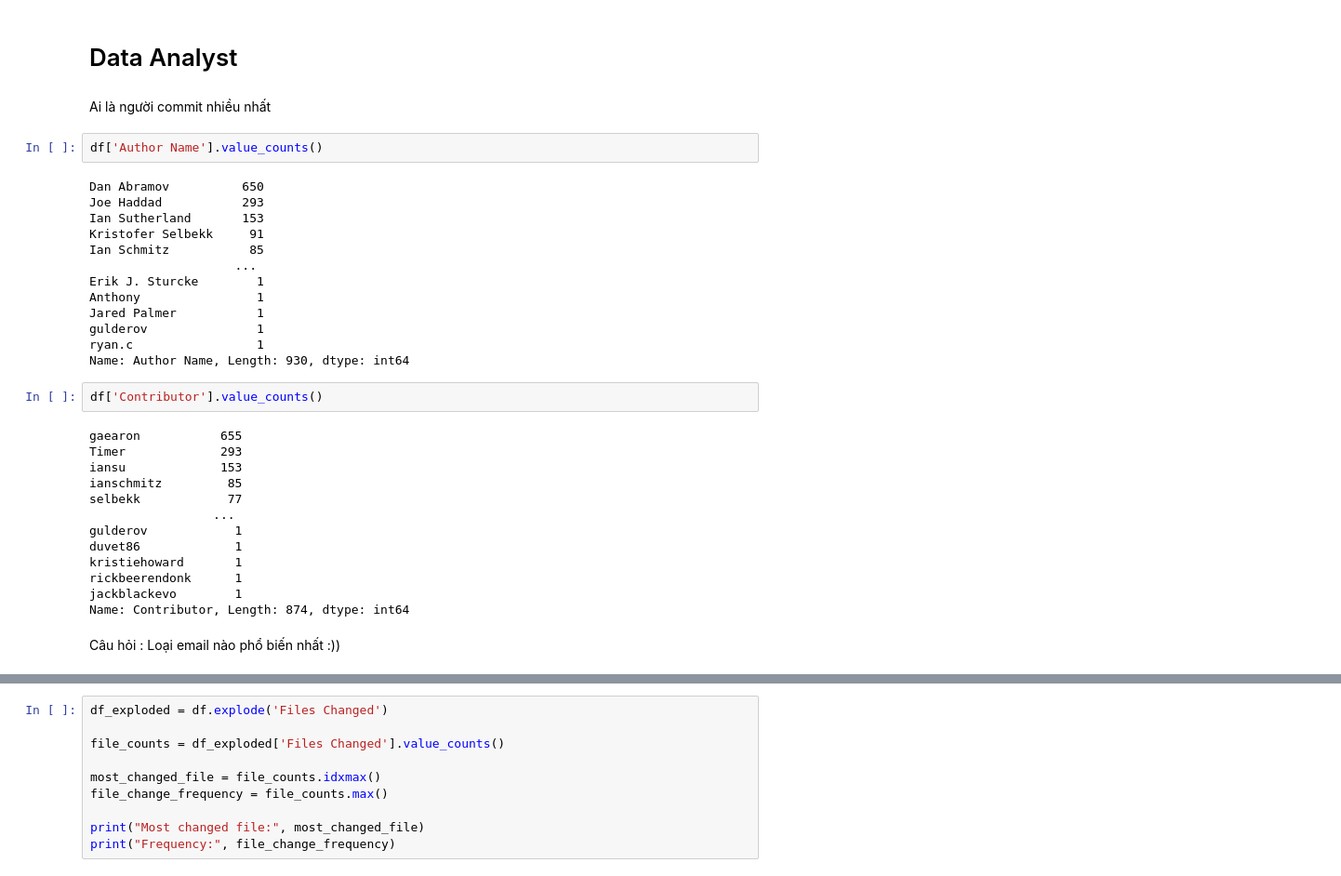
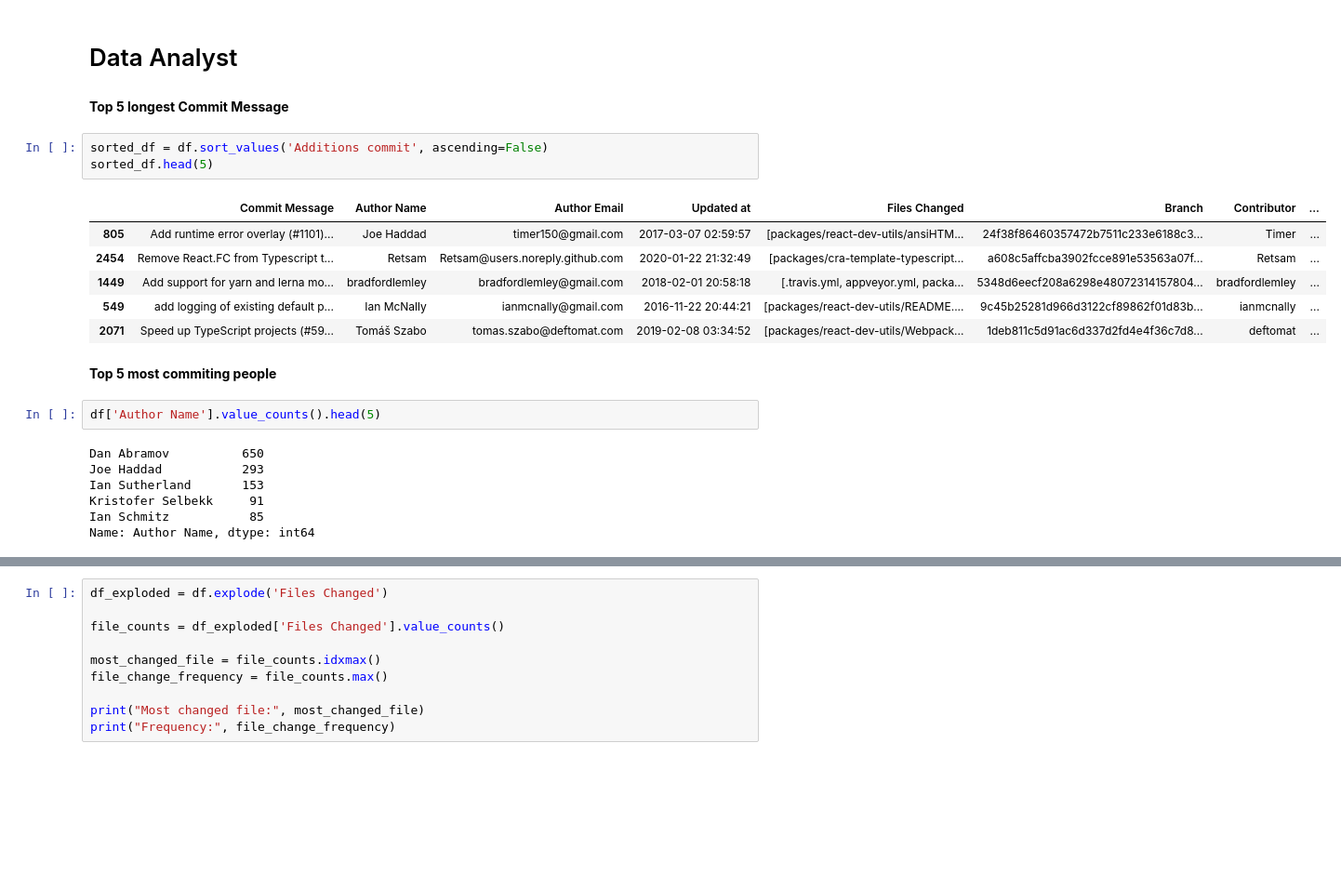
Before and after one commit to VinhPhamAI/Data-Analyst, a Jupyter notebook: Data_Analyst.ipynb, the cells around one changed output, grey strips where cells are left out. Shown: that part at 93% size. Cells and saved outputs as stored; diff of their text form; blank space fills up the shorter version.

```diff
--- a/Data_Analyst.ipynb
+++ b/Data_Analyst.ipynb
@@ -106,38 +124,26 @@ df
 2800 rows × 10 columns
 # %% [markdown]
 # Data Analyst
-# %% [markdown]
-Ai là người commit nhiều nhất
+# %% [markdown]
+**Top 5 longest Commit Message**
+# %%
+sorted_df = df.sort_values('Additions commit', ascending=False)
+sorted_df.head(5)
+# %% [output]
+|  | Commit Message | Author Name | Author Email | Updated at | Files Changed | Branch | Contributor | ... |
+| 805 | Add runtime error overlay (#1101)... | Joe Haddad | timer150@gmail.com | 2017-03-07 02:59:57 | [packages/react-dev-utils/ansiHTM... | 24f38f86460357472b7511c233e6188c3... | Timer | ... |
+| 2454 | Remove React.FC from Typescript t... | Retsam | Retsam@users.noreply.github.com | 2020-01-22 21:32:49 | [packages/cra-template-typescript... | a608c5affcba3902fcce891e53563a07f... | Retsam | ... |
+| 1449 | Add support for yarn and lerna mo... | bradfordlemley | bradfordlemley@gmail.com | 2018-02-01 20:58:18 | [.travis.yml, appveyor.yml, packa... | 5348d6eecf208a6298e48072314157804... | bradfordlemley | ... |
+| 549 | add logging of existing default p... | Ian McNally | ianmcnally@gmail.com | 2016-11-22 20:44:21 | [packages/react-dev-utils/README.... | 9c45b25281d966d3122cf89862f01d83b... | ianmcnally | ... |
+| 2071 | Speed up TypeScript projects (#59... | Tomáš Szabo | tomas.szabo@deftomat.com | 2019-02-08 03:34:52 | [packages/react-dev-utils/Webpack... | 1deb811c5d91ac6d337d2fd4e4f36c7d8... | deftomat | ... |
+# %% [markdown]
+**Top 5 most commiting people**
 # %%
-df['Author Name'].value_counts()
+df['Author Name'].value_counts().head(5)
 # %% [output]
 Dan Abramov          650
 Joe Haddad           293
 Ian Sutherland       153
 Kristofer Selbekk     91
 Ian Schmitz           85
-                    ...
-Erik J. Sturcke        1
-Anthony                1
-Jared Palmer           1
-gulderov               1
-ryan.c                 1
-Name: Author Name, Length: 930, dtype: int64
+Name: Author Name, dtype: int64
-# %%
-df['Contributor'].value_counts()
-# %% [output]
-gaearon           655
-Timer             293
-iansu             153
-ianschmitz         85
-selbekk            77
-                 ...
-gulderov            1
-duvet86             1
-kristiehoward       1
-rickbeerendonk      1
-jackblackevo        1
-Name: Contributor, Length: 874, dtype: int64
-# %% [markdown]
-Câu hỏi : Loại email nào phổ biến nhất
-:))
```
Also changed, not shown: parts of 35 cells of this notebook.
